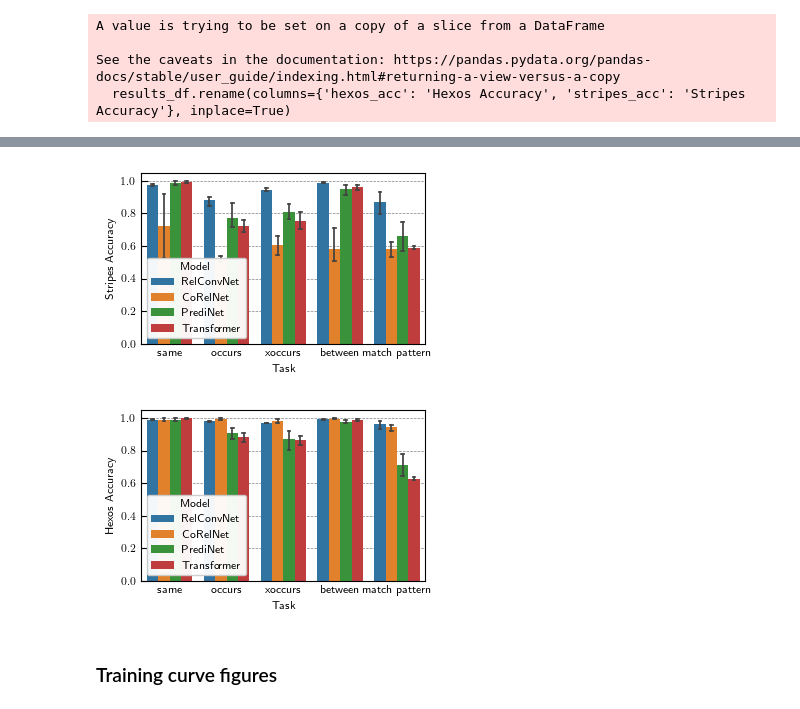
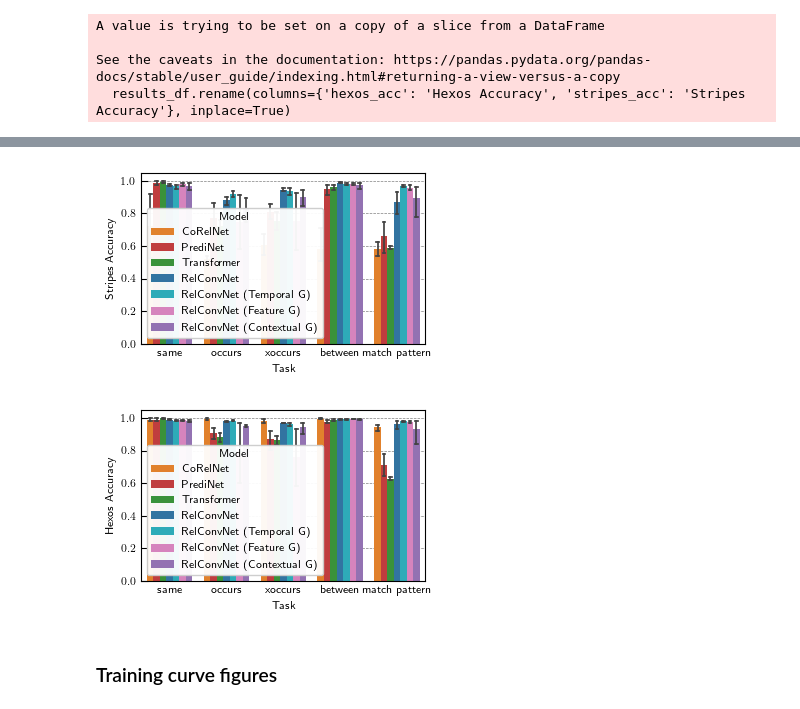
Before and after one commit to Awni00/relational-convolutions, a Jupyter notebook: paper_figures/generate_figures_tables.ipynb, the cells around one changed output, grey strips where cells are left out. Drawn from its saved outputs; the diff is of its cells as text; code cells hidden in the pictures.

```diff
--- a/paper_figures/generate_figures_tables.ipynb
+++ b/paper_figures/generate_figures_tables.ipynb
@@ -41,14 +41,22 @@ save_dir = '../paper/figs/experiments'
 task_label_map = {'1task_between': 'between', '1task_match_patt': 'match pattern', 'occurs': 'occurs', 'xoccurs': 'xoccurs', 'same': 'same'}
 
 model_label_map = {
-    'relconvnet': 'RelConvNet', 'corelnet': 'CoRelNet',
+    'corelnet': 'CoRelNet',
     'predinet': 'PrediNet', 'transformer': 'Transformer',
+    'relconvnet': 'RelConvNet',
+    'tempgroup_relconvnet': 'RelConvNet (Temporal G)',
+    'featuregroup_relconvnet': 'RelConvNet (Feature G)',
+    'contextgroup_relconvnet': 'RelConvNet (Contextual G)'
     }
 
 cmap = plt.cm.tab10
 color_map = {
-    'RelConvNet': cmap(0), 'CoRelNet': cmap(1),
+    'CoRelNet': cmap(1),
     'PrediNet': cmap(3), 'Transformer': cmap(2),
+    'RelConvNet': cmap(0),
+    'RelConvNet (Temporal G)': cmap(9),
+    'RelConvNet (Feature G)': cmap(6),
+    'RelConvNet (Contextual G)': cmap(4)
     }
 # %%
 plt.bar(list(range(len(color_map))), 1, color=color_map.values());
@@ -97,5 +109,5 @@ results_df.groupby(['task', 'group']).aggregate(['mean', 'std', 'count'])
 # %%
-models = ['relconvnet', 'corelnet', 'predinet', 'transformer']
+models = model_label_map.keys() #['relconvnet', 'corelnet', 'predinet', 'transformer']
 group_filter = results_df.group.isin(models)
 results_df = results_df[group_filter]
 
@@ -289,19 +335,19 @@ See the caveats in the documentation: https://pandas.pydata.org/pandas-docs/stab
 # %%
 fig, ax = plt.subplots(figsize=(3.5, 2.25))
-sns.barplot(results_df, y='Stripes Accuracy', x='Task', hue='Model', **errbar_kwargs, ax=ax)
+sns.barplot(results_df, y='Stripes Accuracy', x='Task', hue='Model', palette=color_map, **errbar_kwargs, ax=ax)
 sns.move_legend(ax, "lower left", fancybox=True, frameon=True, framealpha=0.95)
 fig.set_tight_layout(True)
 fig.savefig(f'{save_dir}/stripes_acc.pdf')
 # %% [output]
-[figure, old version]
+[figure, new version]
 # %%
 fig, ax = plt.subplots(figsize=(3.5, 2.25))
-sns.barplot(results_df, y='Hexos Accuracy', x='Task', hue='Model', **errbar_kwargs, ax=ax)
+sns.barplot(results_df, y='Hexos Accuracy', x='Task', hue='Model', palette=color_map, **errbar_kwargs, ax=ax)
 sns.move_legend(ax, "lower left", fancybox=True, frameon=True, framealpha=0.95)
 fig.set_tight_layout(True)
 fig.savefig(f'{save_dir}/hexos_acc.pdf')
 # %% [output]
-[figure, old version]
+[figure, new version]
 # %% [markdown]
 ### Training curve figures
 # %%
```
Also changed, not shown: parts of 15 cells of this notebook.
